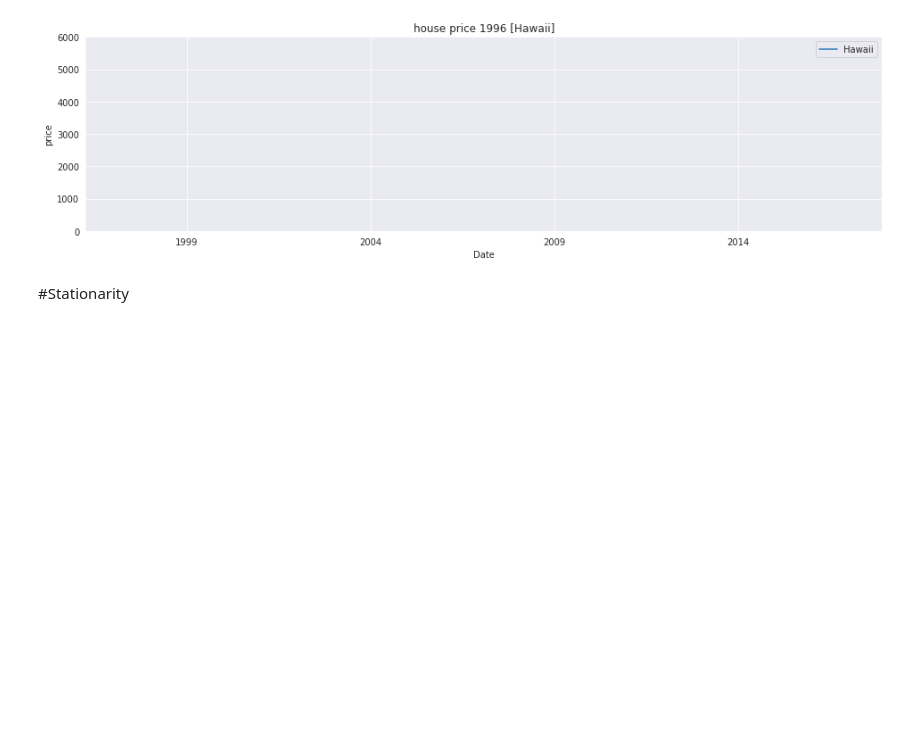
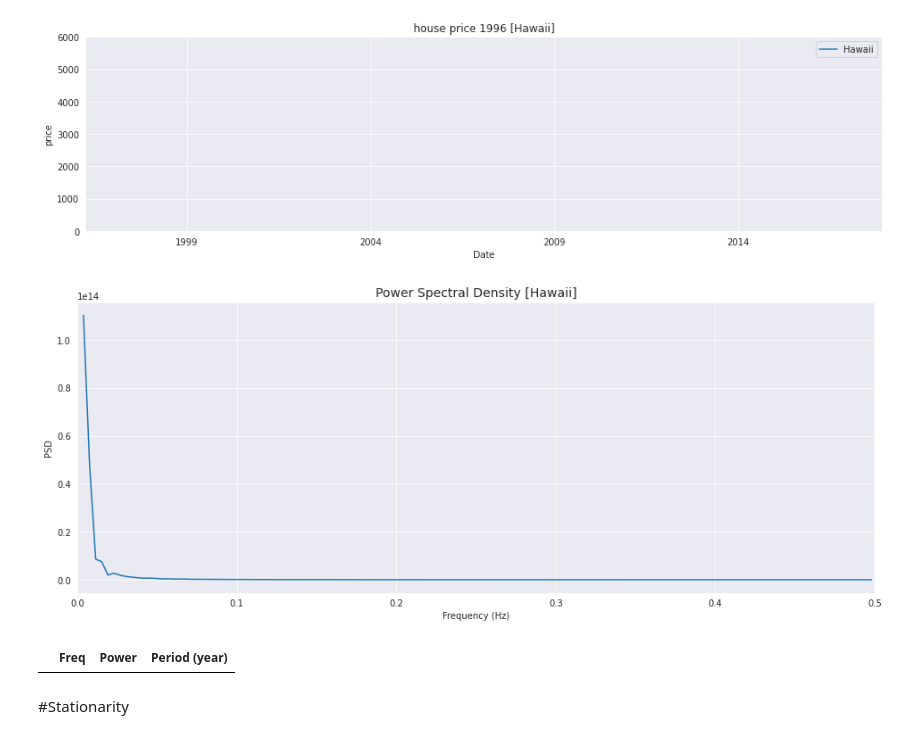
Before and after one commit to MaliheDahmardeh/state-house-price-analysis-SM, a Jupyter notebook: state-house-price-analysis.ipynb, the cells around one changed output. Drawn from its saved outputs; the diff is of its cells as text; code cells hidden in the pictures; blank space fills up the shorter version.

```diff
--- a/state-house-price-analysis.ipynb
+++ b/state-house-price-analysis.ipynb
@@ -659,6 +753,32 @@ plt.ylim(0,6000)
 plt.show()
 # %% [output]
 [figure]
+# %%
+Fs = 1
+f_per, Pxx_per = signal.periodogram(Hawaii_ts['Hawaii'],Fs,window=None,return_onesided=True,scaling='density')
+sns.set_style('darkgrid')
+plt.figure(figsize=(16,6))
+plt.title('Power Spectral Density [Hawaii]', fontsize=14)
+plt.plot(f_per[1:],Pxx_per[1:])
+plt.xlabel('Frequency (Hz)')
+plt.ylabel('PSD')
+
+f_per = f_per[1:]
+Pxx_per = Pxx_per[1:]
+peaks = signal.find_peaks(Pxx_per[ f_per >= 0], prominence=np.quantile(Pxx_per, 0.99))[0]
+peaks_freq = f_per[peaks]
+peaks_power = Pxx_per[peaks]
+plt.plot(peaks_freq, peaks_power, 'ro')
+plt.xlim(0,0.5)
+plt.show()
+
+data = {'Freq':peaks_freq, 'Power':peaks_power}
+df_PSD = pd.DataFrame(data)
+df_PSD['Period (year)'] = 1/df_PSD['Freq']
+display(df_PSD)
+# %% [output]
+[figure, added]
+|  | Freq | Power | Period (year) |
 # %% [markdown]
 #Stationarity
 # %%
```
Also changed, not shown: parts of 29 cells of this notebook.
